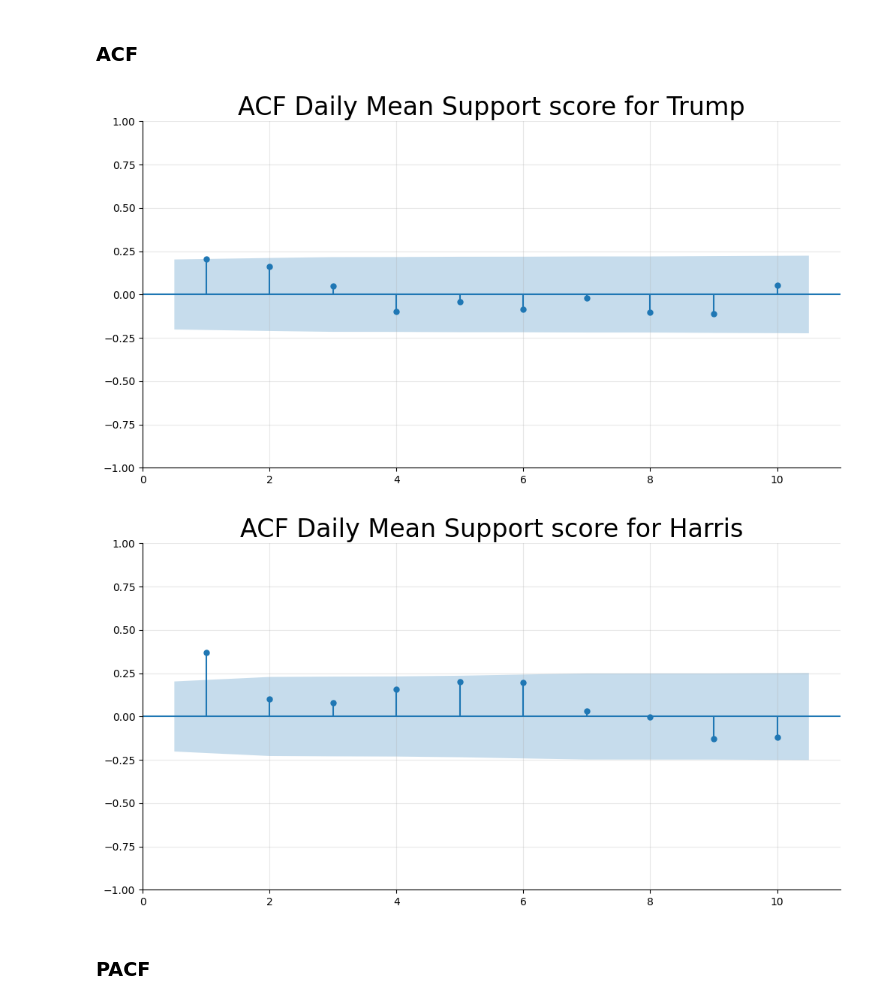
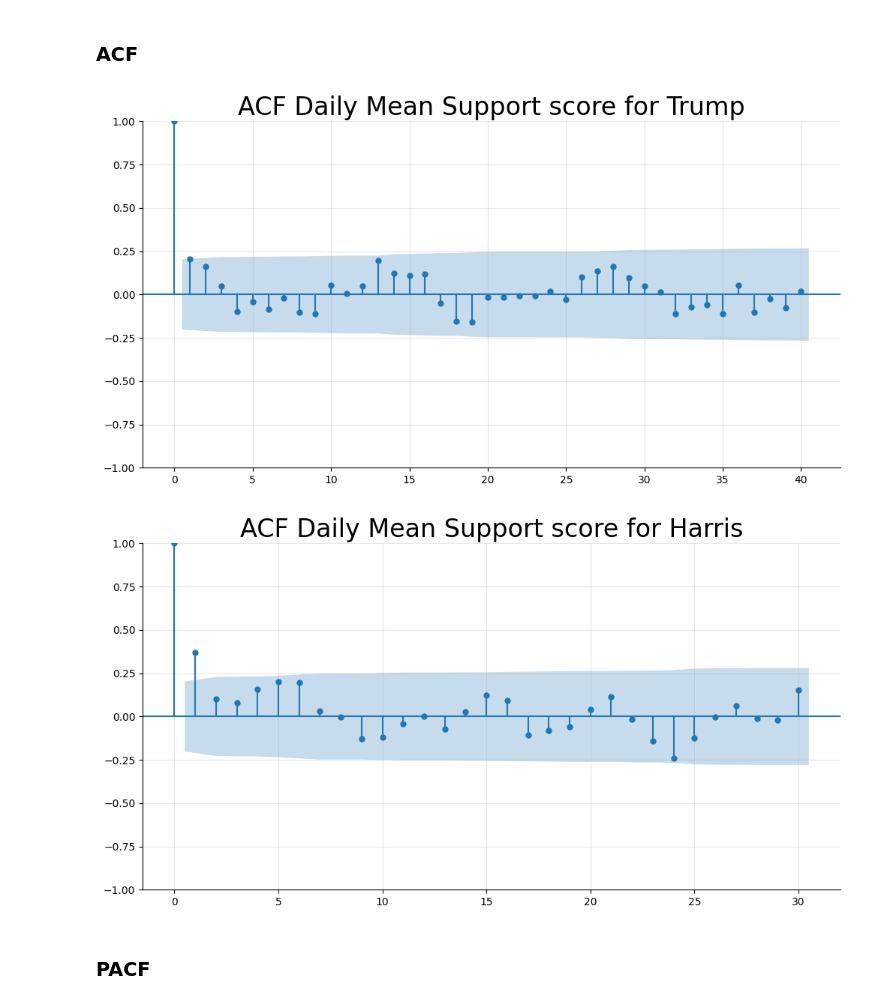
Before and after one commit to bnvulpe/votecore, a Jupyter notebook: scripts/data_mining.ipynb, the cells around one changed output. Cells and saved outputs as stored; diff of their text form; code cells hidden in the pictures.

```diff
--- a/scripts/data_mining.ipynb
+++ b/scripts/data_mining.ipynb
@@ -715,17 +721,17 @@ harris_love_test = harris_love.iloc[train_size:]
 # %% [markdown]
 ### ACF
 # %%
-sgt.plot_acf(trump_love_train, lags = 10, zero = False)
+sgt.plot_acf(trump_love_train, lags = 40, zero = True)
 plt.title("ACF Daily Mean Support score for Trump", size = 24)
 plt.show()
 # %% [output]
-[figure, old version]
+[figure, new version]
 # %%
-sgt.plot_acf(harris_love_train, lags = 10, zero = False)
+sgt.plot_acf(harris_love_train, lags = 30, zero = True)
 plt.title("ACF Daily Mean Support score for Harris", size = 24)
 plt.show()
 # %% [output]
-[figure, old version]
+[figure, new version]
 # %% [markdown]
 ### PACF
 # %%
```
Also changed, not shown: parts of 21 cells of this notebook.
